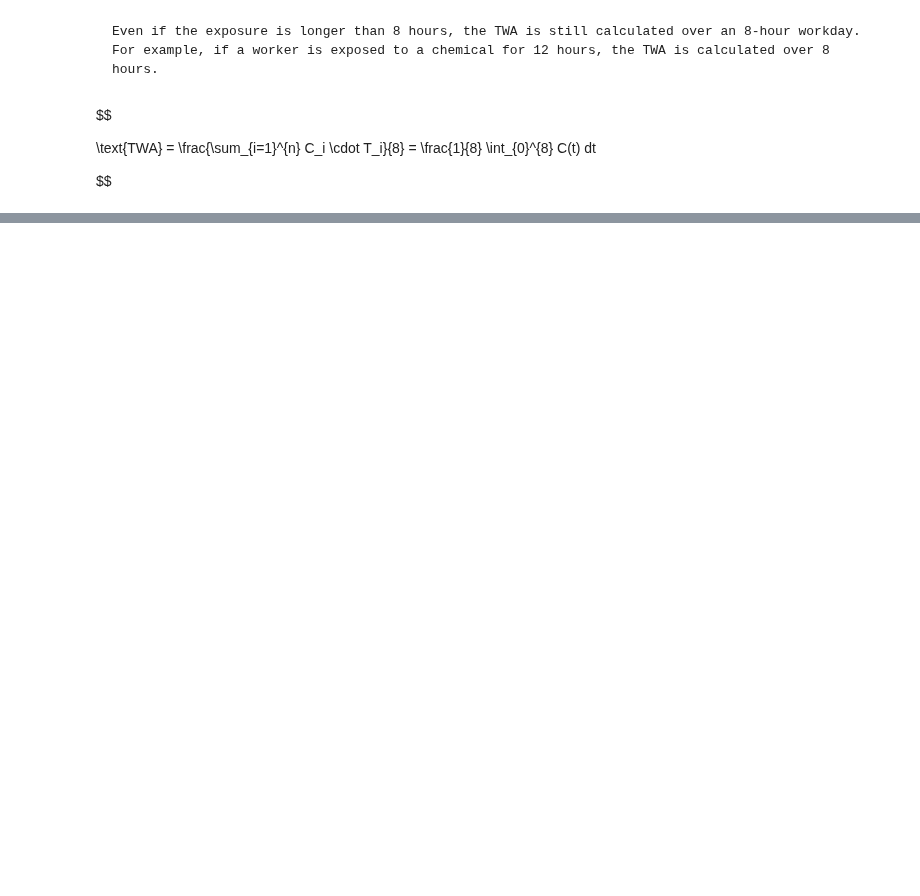
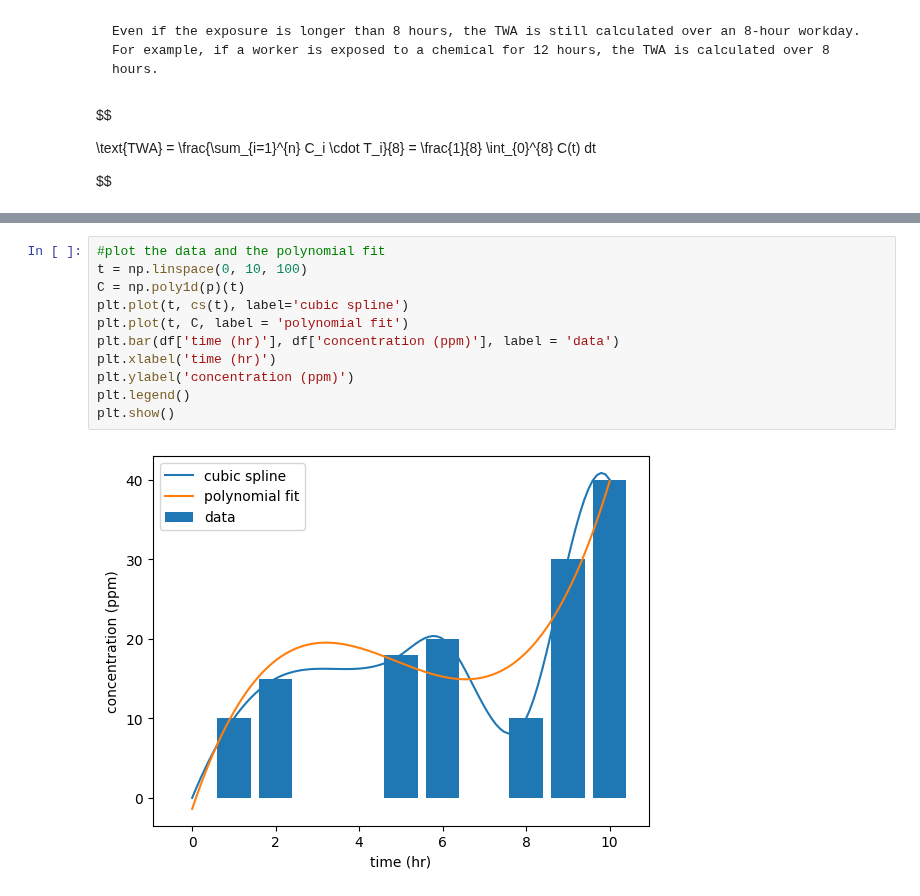
Before and after one commit to clint-bg/safetyinjc, a Jupyter notebook: _build/html/_sources/physical/15-Hygiene.ipynb, the cells around one changed output, grey strips where cells are left out. Saved outputs shown, nothing was run; the diff lists cells and outputs as text; blank space fills up the shorter version.

```diff
--- a/_build/html/_sources/physical/15-Hygiene.ipynb
+++ b/_build/html/_sources/physical/15-Hygiene.ipynb
@@ -54,0 +126,13 @@ Thermal Radiation
+# %%
+#plot the data and the polynomial fit
+t = np.linspace(0, 10, 100)
+C = np.poly1d(p)(t)
+plt.plot(t, cs(t), label='cubic spline')
+plt.plot(t, C, label = 'polynomial fit')
+plt.bar(df['time (hr)'], df['concentration (ppm)'], label = 'data')
+plt.xlabel('time (hr)')
+plt.ylabel('concentration (ppm)')
+plt.legend()
+plt.show()
+# %% [output]
+[figure, added]
```
Also changed, not shown: parts of 28 cells of this notebook, 11 other files.
